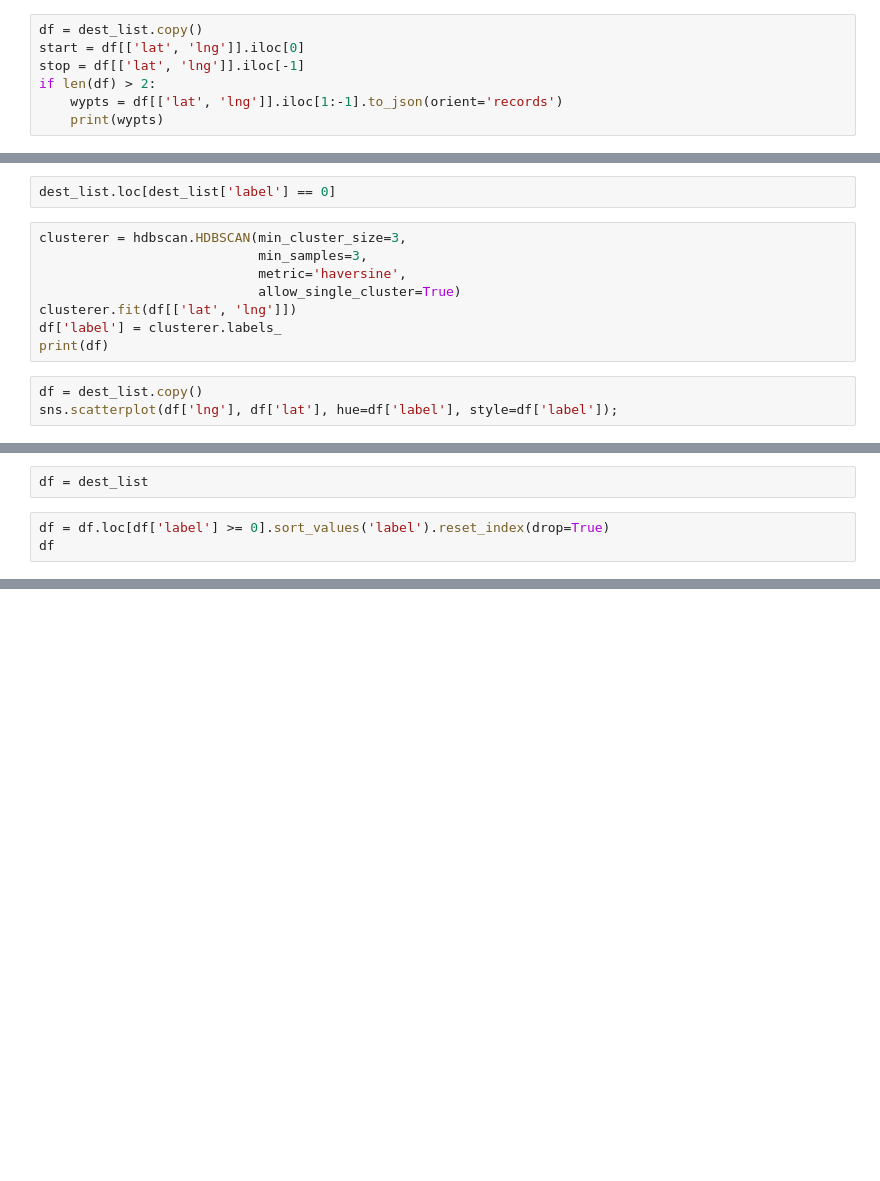
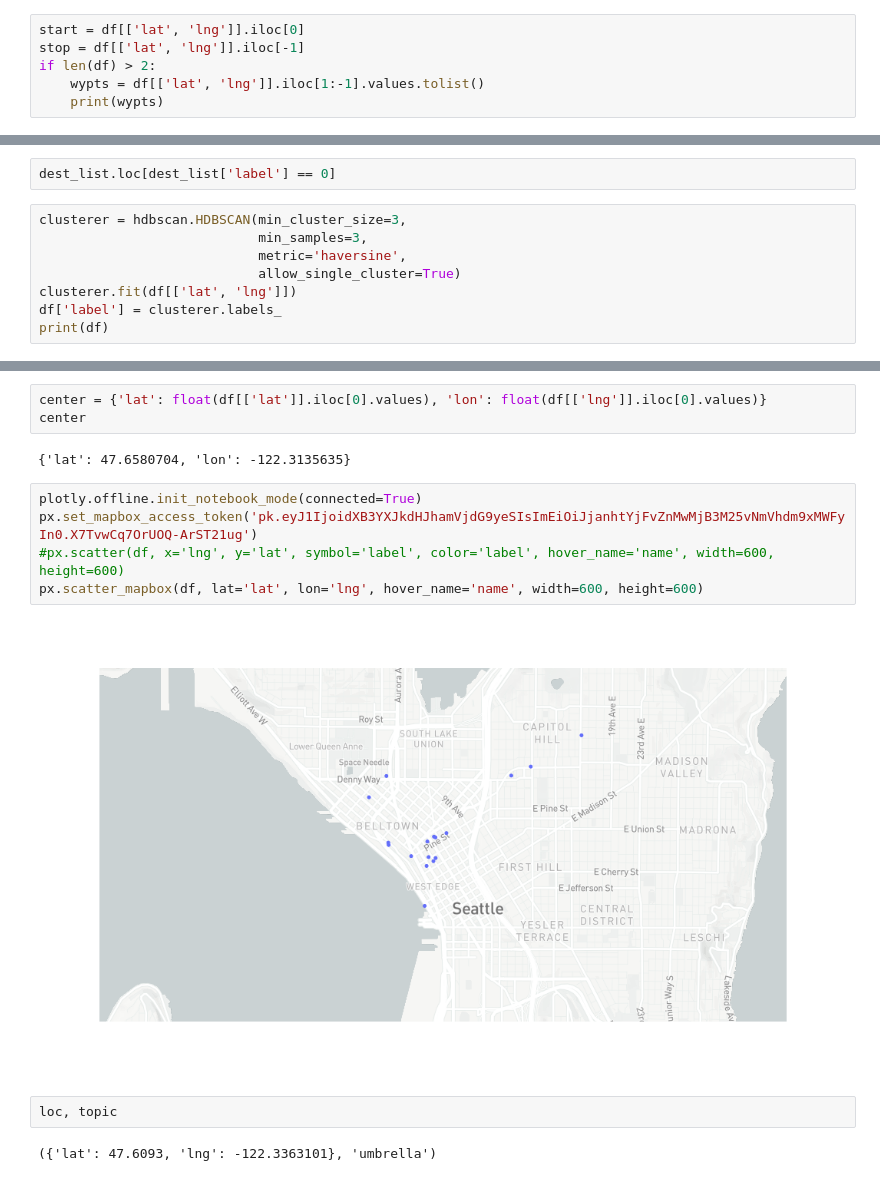
Before and after one commit to UpwardTrajectory/meander-maker, a Jupyter notebook: mvp.ipynb, the cells around one changed output, grey strips where cells are left out. Drawn from its saved outputs; the diff is of its cells as text; blank space fills up the shorter version.

```diff
--- a/mvp.ipynb
+++ b/mvp.ipynb
@@ -76,7 +82,6 @@ gmaps.
 # %%
-df = dest_list.copy()
 start = df[['lat', 'lng']].iloc[0]
 stop = df[['lat', 'lng']].iloc[-1]
 if len(df) > 2:
-    wypts = df[['lat', 'lng']].iloc[1:-1].to_json(orient='records')
+    wypts = df[['lat', 'lng']].iloc[1:-1].values.tolist()
     print(wypts)
@@ -94,6 +105,3 @@ clusterer = hdbscan.HDBSCAN(min_cluster_size=3,
 clusterer.fit(df[['lat', 'lng']])
 df['label'] = clusterer.labels_
 print(df)
-# %%
-df = dest_list.copy()
-sns.scatterplot(df['lng'], df['lat'], hue=df['label'], style=df['label']);
@@ -104,5 +111,0 @@ loc, topic
-# %%
-df = dest_list
-# %%
-df = df.loc[df['label'] >= 0].sort_values('label').reset_index(drop=True)
-df
@@ -113,0 +159,16 @@ df.to_dict()
+# %%
+center = {'lat': float(df[['lat']].iloc[0].values), 'lon': float(df[['lng']].iloc[0].values)}
+center
+# %% [output]
+{'lat': 47.6580704, 'lon': -122.3135635}
+# %%
+plotly.offline.init_notebook_mode(connected=True)
+px.set_mapbox_access_token('pk.eyJ1IjoidXB3YXJkdHJhamVjdG9yeSIsImEiOiJjanhtYjFvZnMwMjB3M25vNmVhdm9xMWFyIn0.X7TvwCq7OrUOQ-ArST21ug')
+#px.scatter(df, x='lng', y='lat', symbol='label', color='label', hover_name='name', width=600, height=600)
+px.scatter_mapbox(df, lat='lat', lon='lng', hover_name='name', width=600, height=600)
+# %% [output]
+[figure, added]
+# %%
+loc, topic
+# %% [output]
+({'lat': 47.6093, 'lng': -122.3363101}, 'umbrella')
```
Also changed, not shown: parts of 20 cells of this notebook, 1 other file.
